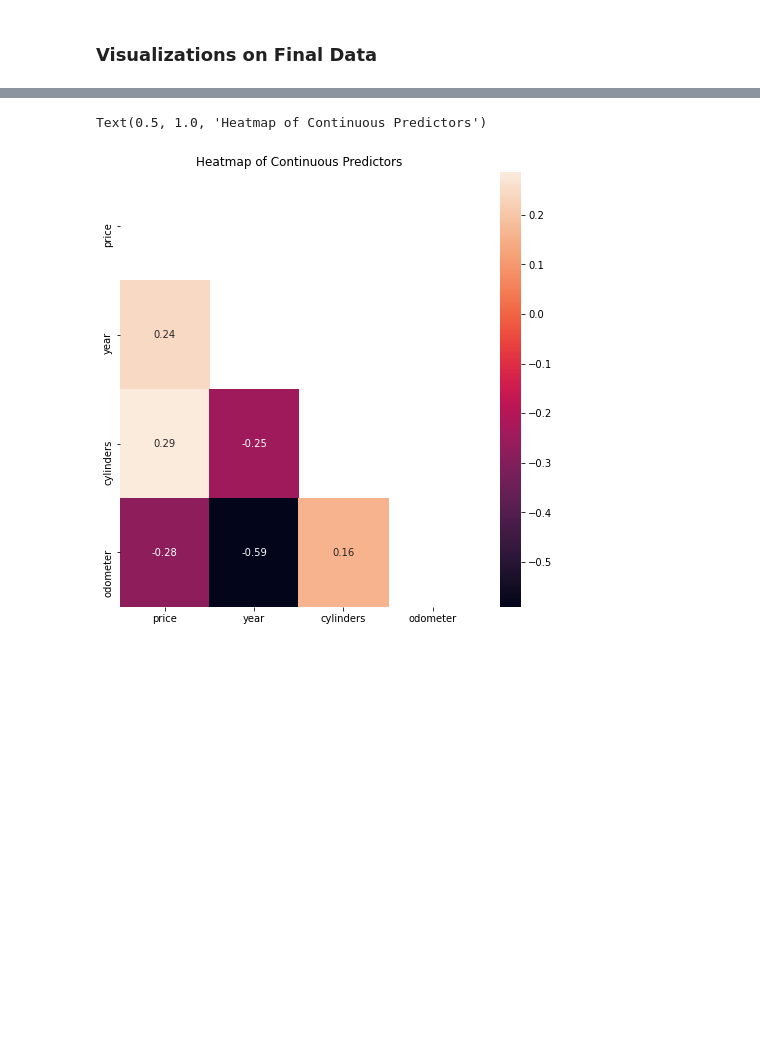
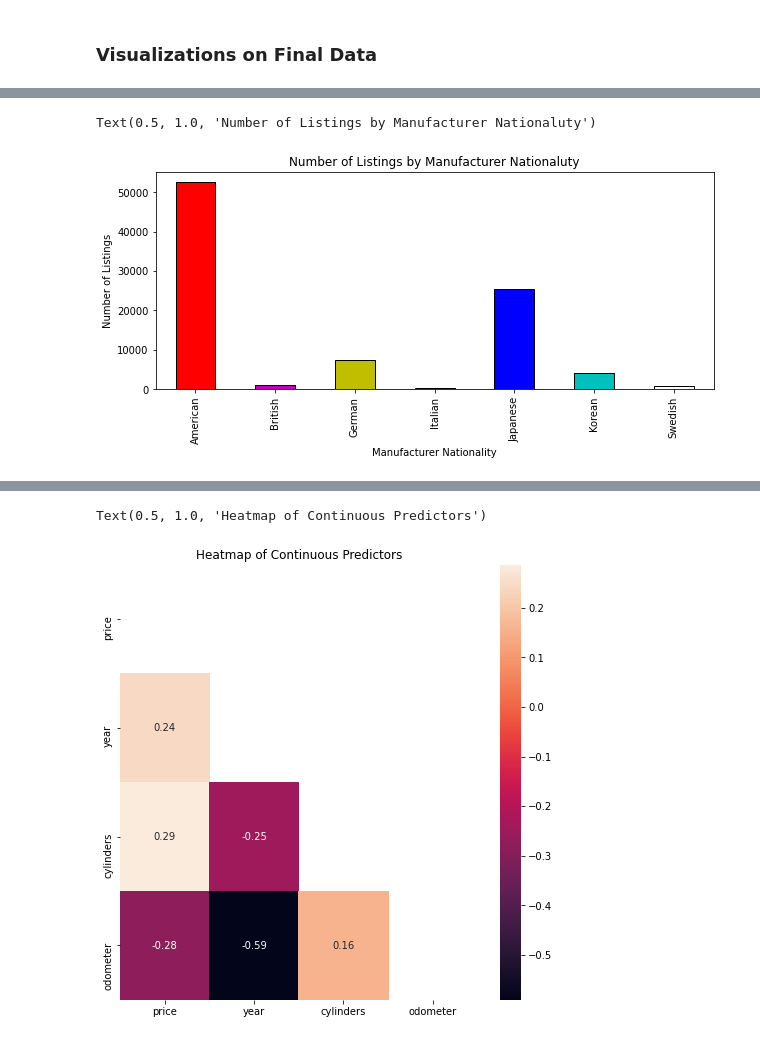
Before and after one commit to matthiasronnau/BANA-212-Final-Project, a Jupyter notebook: BANA-212 Final Project.ipynb, the cells around one changed output, grey strips where cells are left out. Drawn from its saved outputs; the diff is of its cells as text; code cells hidden in the pictures; blank space fills up the shorter version.

```diff
--- a/BANA-212 Final Project.ipynb
+++ b/BANA-212 Final Project.ipynb
@@ -412 +431,11 @@ Text(0.5, 1.0, 'Mean List Price by Car Manufacturer')
+# %%
+plt.figure(figsize = (10, 4))
+cars_no_missing.groupby("manufacturer_nationality").price.count().plot.bar(color =
+["r", "m", "y", "g", "b", "c", "w"], edgecolor = "k")
+plt.ylabel("Number of Listings")
+plt.xlabel("Manufacturer Nationality")
+plt.title("Number of Listings by Manufacturer Nationaluty")
+# %% [output]
+Text(0.5, 1.0, 'Number of Listings by Manufacturer Nationaluty')
+[figure, added]
 # %%
```
Also changed, not shown: parts of 26 cells of this notebook.
